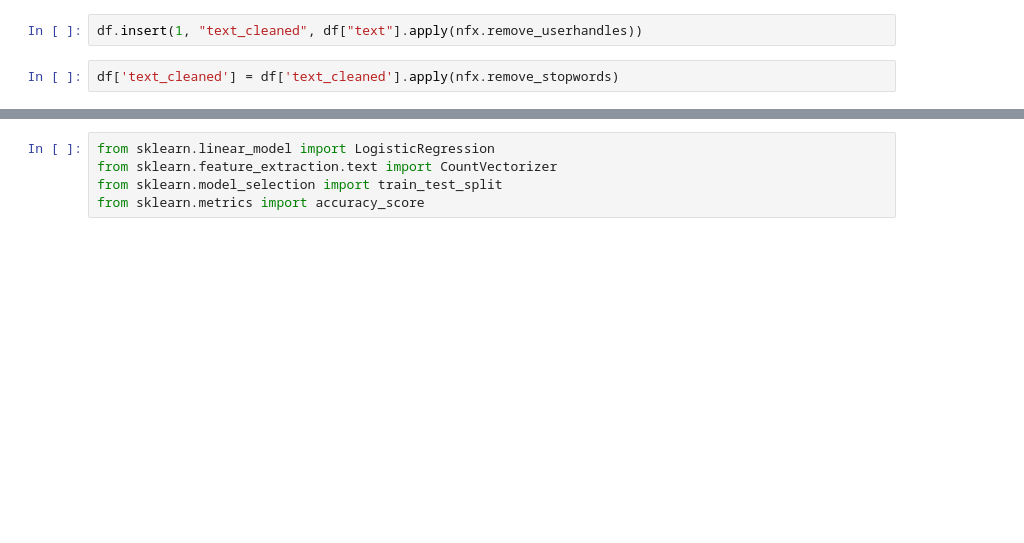
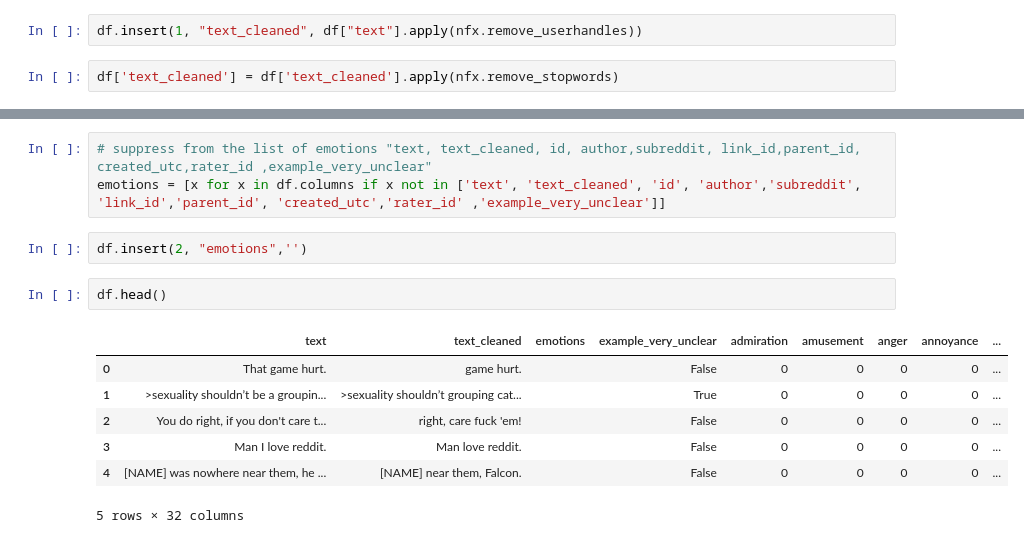
Before and after one commit to mlbam/Project-Supervised-learning, a Jupyter notebook: Notebook.ipynb, the cells around one changed output, grey strips where cells are left out. Cells and saved outputs as stored; diff of their text form; blank space fills up the shorter version.

```diff
--- a/Notebook.ipynb
+++ b/Notebook.ipynb
@@ -50,5 +55,15 @@ df
-# %%
-from sklearn.linear_model import LogisticRegression
-from sklearn.feature_extraction.text import CountVectorizer
-from sklearn.model_selection import train_test_split
-from sklearn.metrics import accuracy_score
+# %%
+# suppress from the list of emotions "text, text_cleaned, id, author,subreddit, link_id,parent_id, created_utc,rater_id ,example_very_unclear"
+emotions = [x for x in df.columns if x not in ['text', 'text_cleaned', 'id', 'author','subreddit', 'link_id','parent_id', 'created_utc','rater_id' ,'example_very_unclear']]
+# %%
+df.insert(2, "emotions",'')
+# %%
+df.head()
+# %% [output]
+|  | text | text_cleaned | emotions | example_very_unclear | admiration | amusement | anger | annoyance | ... |
+| 0 | That game hurt. | game hurt. |  | False | 0 | 0 | 0 | 0 | ... |
+| 1 | >sexuality shouldn’t be a groupin... | >sexuality shouldn’t grouping cat... |  | True | 0 | 0 | 0 | 0 | ... |
+| 2 | You do right, if you don't care t... | right, care fuck 'em! |  | False | 0 | 0 | 0 | 0 | ... |
+| 3 | Man I love reddit. | Man love reddit. |  | False | 0 | 0 | 0 | 0 | ... |
+| 4 | [NAME] was nowhere near them, he ... | [NAME] near them, Falcon. |  | False | 0 | 0 | 0 | 0 | ... |
+5 rows × 32 columns
```
Also changed, not shown: parts of 15 cells of this notebook.
